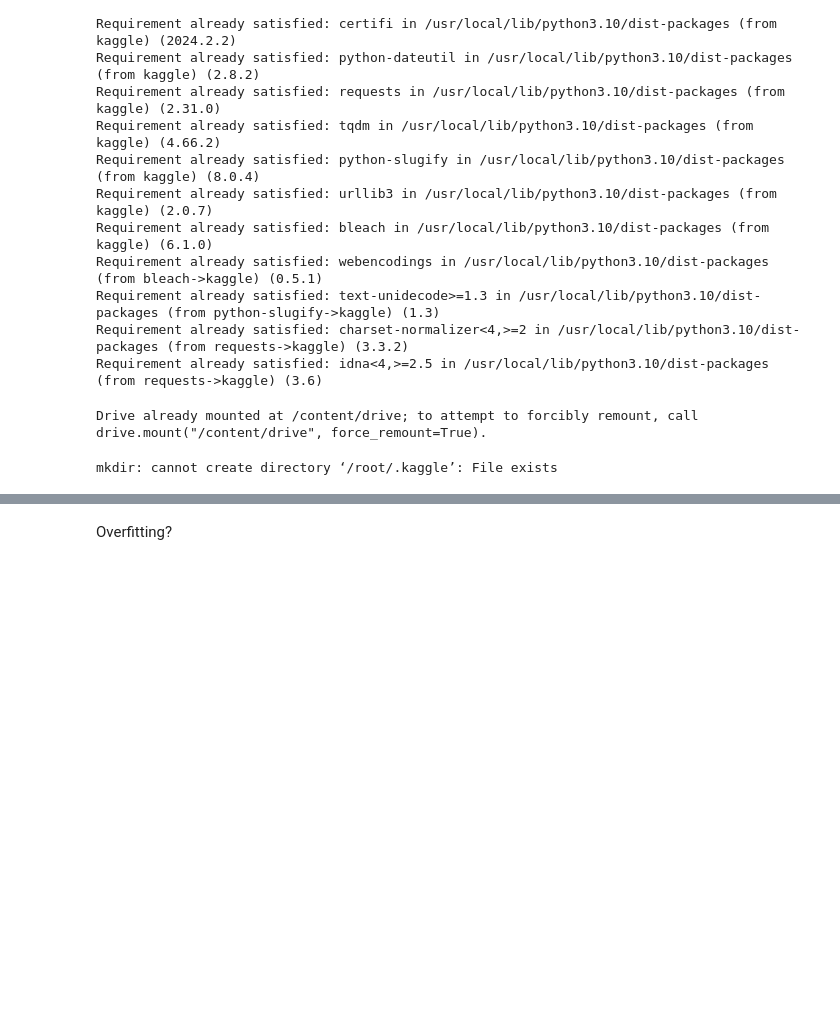
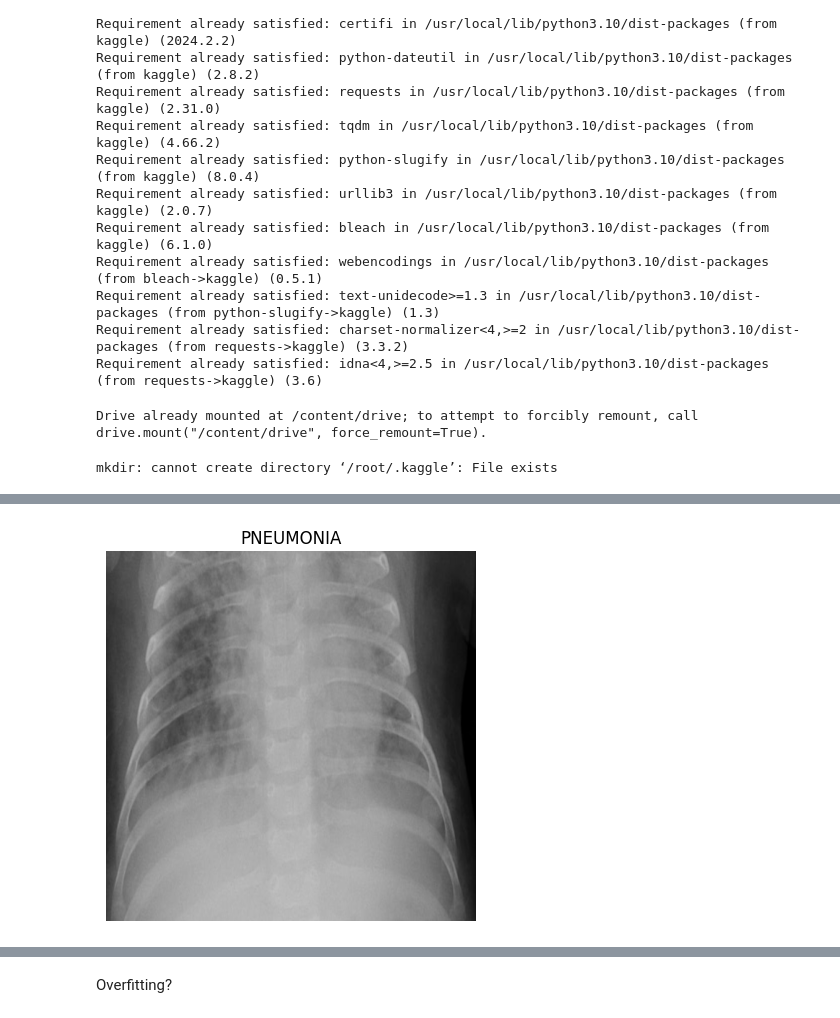
Before and after one commit to heden1/Interpretable-and-Explainable-Classification-for-Medical-Data, a Jupyter notebook: Part_02/ML4HC_Part02.ipynb, the cells around one changed output, grey strips where cells are left out. Saved outputs shown, nothing was run; the diff lists cells and outputs as text; code cells hidden in the pictures; blank space fills up the shorter version.

```diff
--- a/Part_02/ML4HC_Part02.ipynb
+++ b/Part_02/ML4HC_Part02.ipynb
@@ -72,12 +91,3 @@ data_dir = '/content/chest_xray/test/PNEUMONIA/'
 test_pneumonia = [name for name in os.listdir(data_dir) if os.path.splitext(name)[-1] == '.jpeg']
 test_pneumonia = [data_dir + path for path in test_pneumonia]
 test = test_normal + test_pneumonia
-# %%
-def get_data(path):
-  batch_size = len(path)
-  batch = torch.zeros(batch_size, 2000, 2000, dtype=torch.uint8)
-
-  for i, path in enumerate(path):
-    batch[i] = torchvision.io.read_image(path)
-
-  return batch
@@ -84,5 +121,5 @@ def get_data(path):
 # %%
 # loading dataset
-train = get_data(train)
-val = get_data(val)
-test = get_data(test)
+train = get_data('/content/chest_xray/train')
+val = get_data('/content/chest_xray/val')
+test = get_data('/content/chest_xray/test')
@@ -98,2 +126,24 @@ plt.title(labels[train[-1][1]])
+# %%
+## Plotting one example
+# get next image
+images, labels = next(iter(train))
+
+# to numpy
+image = images[0].numpy()
+label = labels[0].item()
+
+# convert tensor shape (channels, height, width) to (height, width, channels)
+image = np.transpose(image, (1, 2, 0))
+
+# def classes
+classes = ['NORMAL', 'PNEUMONIA']
+
+# plot
+plt.imshow(image)
+plt.title(classes[label])
+plt.axis('off')
+plt.show()
+# %% [output]
+[figure, added]
 # %%
 # descriptive stats
```
Also changed, not shown: parts of 20 cells of this notebook.
